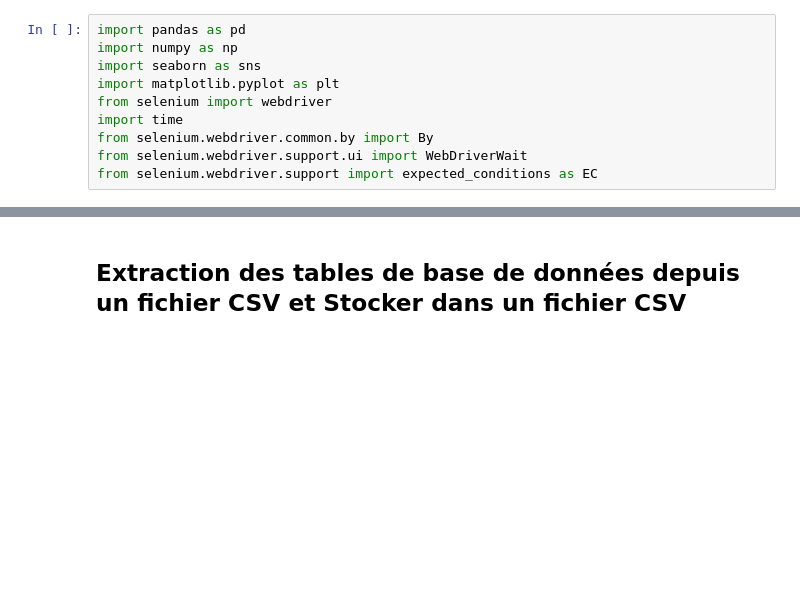
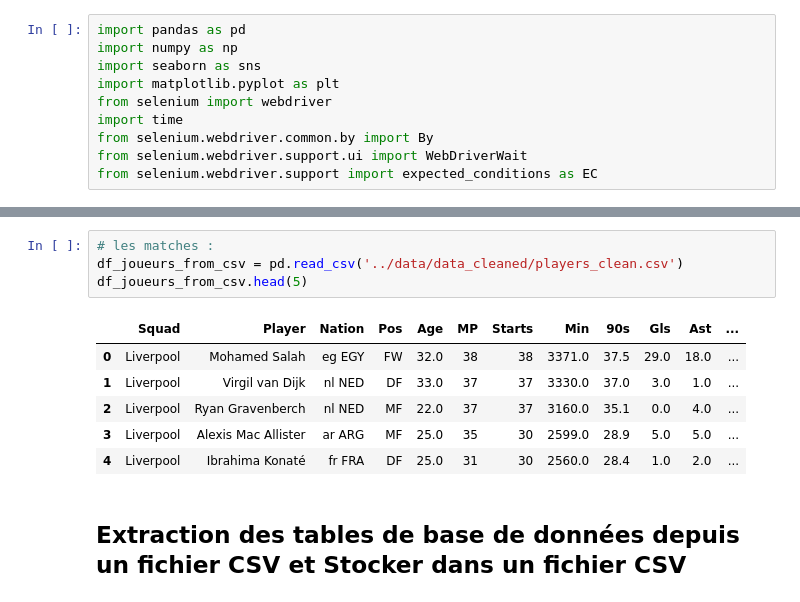
Before and after one commit to bouchramilo/FootData_Analytics_Modeling, a Jupyter notebook: notebooks/extract_tables.ipynb, the cells around one changed output, grey strips where cells are left out. Saved outputs shown, nothing was run; the diff lists cells and outputs as text; blank space fills up the shorter version.

```diff
--- a/notebooks/extract_tables.ipynb
+++ b/notebooks/extract_tables.ipynb
@@ -21,5 +21,16 @@ df_matches.head(5)
 | 2 | Liverpool | 2024-09-01 | 16:00 | Premier League | Matchweek 3 | Sun | Away | W | 3 | 0 | Manchester Utd | ... |
 | 3 | Liverpool | 2024-09-14 | 15:00 | Premier League | Matchweek 4 | Sat | Home | L | 0 | 1 | Nott'ham Forest | ... |
 | 4 | Liverpool | 2024-09-17 | 21:00 | Champions Lg | League phase | Tue | Away | W | 3 | 1 | it Milan | ... |
+# %%
+# les matches :
+df_joueurs_from_csv = pd.read_csv('../data/data_cleaned/players_clean.csv')
+df_joueurs_from_csv.head(5)
+# %% [output]
+|  | Squad | Player | Nation | Pos | Age | MP | Starts | Min | 90s | Gls | Ast | ... |
+| 0 | Liverpool | Mohamed Salah | eg EGY | FW | 32.0 | 38 | 38 | 3371.0 | 37.5 | 29.0 | 18.0 | ... |
+| 1 | Liverpool | Virgil van Dijk | nl NED | DF | 33.0 | 37 | 37 | 3330.0 | 37.0 | 3.0 | 1.0 | ... |
+| 2 | Liverpool | Ryan Gravenberch | nl NED | MF | 22.0 | 37 | 37 | 3160.0 | 35.1 | 0.0 | 4.0 | ... |
+| 3 | Liverpool | Alexis Mac Allister | ar ARG | MF | 25.0 | 35 | 30 | 2599.0 | 28.9 | 5.0 | 5.0 | ... |
+| 4 | Liverpool | Ibrahima Konaté | fr FRA | DF | 25.0 | 31 | 30 | 2560.0 | 28.4 | 1.0 | 2.0 | ... |
 # %% [markdown]
 ## Extraction des tables de base de données depuis un fichier CSV et Stocker dans un fichier CSV
```
Also changed, not shown: parts of 31 cells of this notebook, 14 other files.
